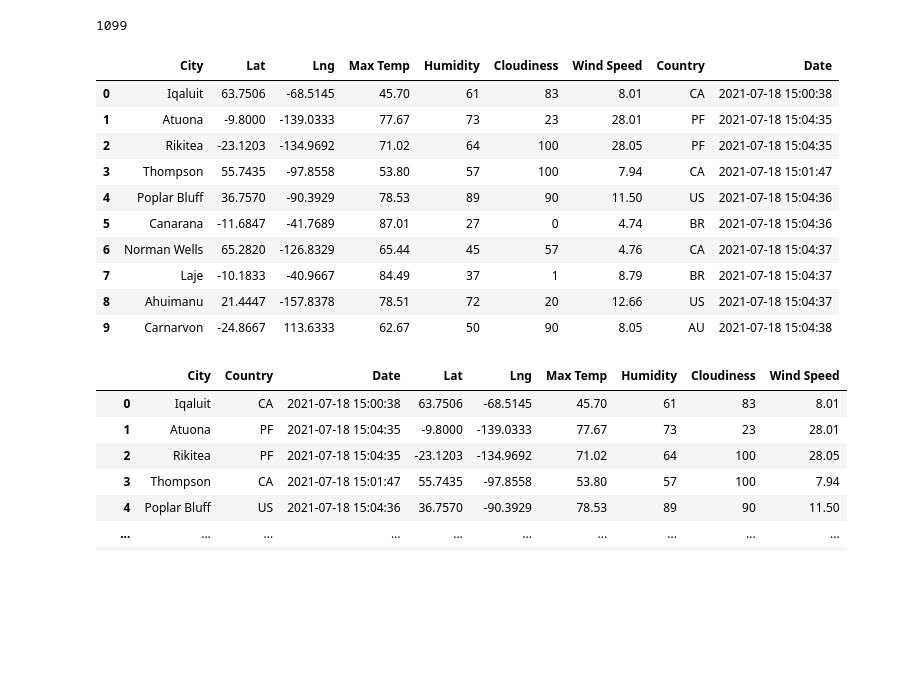
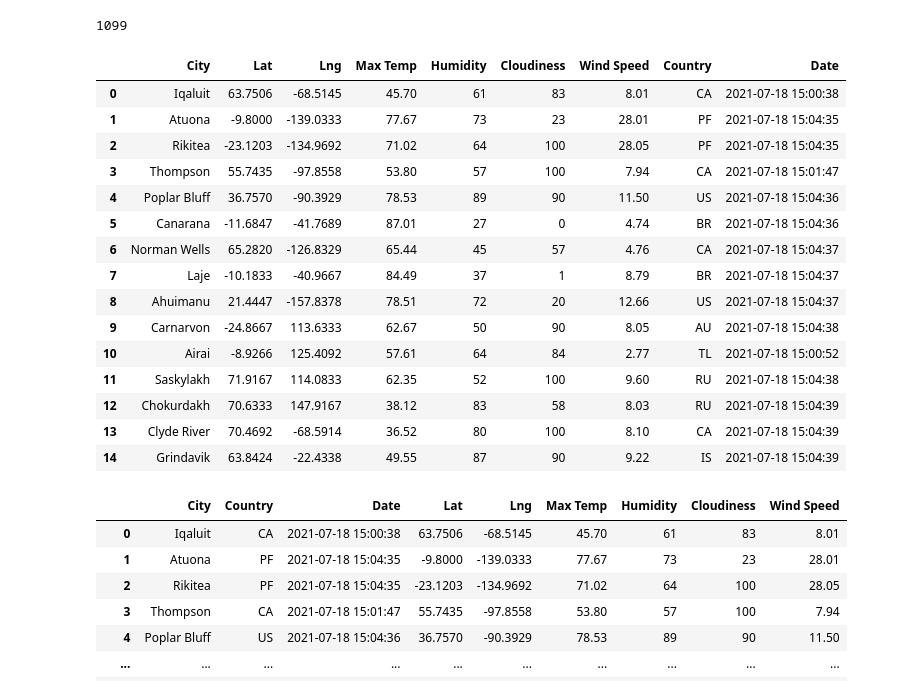
Before and after one commit to I-CV207/WeatherPY_analysis, a Jupyter notebook: WeatherPy.ipynb, the cells around one changed output. Cells and saved outputs as stored; diff of their text form; code cells hidden in the pictures; blank space fills up the shorter version.

```diff
--- a/WeatherPy.ipynb
+++ b/WeatherPy.ipynb
@@ -178,19 +178,24 @@ len(city_data)
 # %%
 # Convert the array of dictionaries to a Pandas DataFrame.
 city_data_df = pd.DataFrame(city_data)
-city_data_df.head(10)
+city_data_df.head(15)
 # %% [output]
 |  | City | Lat | Lng | Max Temp | Humidity | Cloudiness | Wind Speed | Country | Date |
 | 0 | Iqaluit | 63.7506 | -68.5145 | 45.70 | 61 | 83 | 8.01 | CA | 2021-07-18 15:00:38 |
 | 1 | Atuona | -9.8000 | -139.0333 | 77.67 | 73 | 23 | 28.01 | PF | 2021-07-18 15:04:35 |
 | 2 | Rikitea | -23.1203 | -134.9692 | 71.02 | 64 | 100 | 28.05 | PF | 2021-07-18 15:04:35 |
 | 3 | Thompson | 55.7435 | -97.8558 | 53.80 | 57 | 100 | 7.94 | CA | 2021-07-18 15:01:47 |
 | 4 | Poplar Bluff | 36.7570 | -90.3929 | 78.53 | 89 | 90 | 11.50 | US | 2021-07-18 15:04:36 |
 | 5 | Canarana | -11.6847 | -41.7689 | 87.01 | 27 | 0 | 4.74 | BR | 2021-07-18 15:04:36 |
 | 6 | Norman Wells | 65.2820 | -126.8329 | 65.44 | 45 | 57 | 4.76 | CA | 2021-07-18 15:04:37 |
 | 7 | Laje | -10.1833 | -40.9667 | 84.49 | 37 | 1 | 8.79 | BR | 2021-07-18 15:04:37 |
 | 8 | Ahuimanu | 21.4447 | -157.8378 | 78.51 | 72 | 20 | 12.66 | US | 2021-07-18 15:04:37 |
 | 9 | Carnarvon | -24.8667 | 113.6333 | 62.67 | 50 | 90 | 8.05 | AU | 2021-07-18 15:04:38 |
+| 10 | Airai | -8.9266 | 125.4092 | 57.61 | 64 | 84 | 2.77 | TL | 2021-07-18 15:00:52 |
+| 11 | Saskylakh | 71.9167 | 114.0833 | 62.35 | 52 | 100 | 9.60 | RU | 2021-07-18 15:04:38 |
+| 12 | Chokurdakh | 70.6333 | 147.9167 | 38.12 | 83 | 58 | 8.03 | RU | 2021-07-18 15:04:39 |
+| 13 | Clyde River | 70.4692 | -68.5914 | 36.52 | 80 | 100 | 8.10 | CA | 2021-07-18 15:04:39 |
+| 14 | Grindavik | 63.8424 | -22.4338 | 49.55 | 87 | 90 | 9.22 | IS | 2021-07-18 15:04:39 |
 # %%
 weatherdf_column_order=['City','Country','Date','Lat','Lng','Max Temp','Humidity','Cloudiness','Wind Speed']
 city_data_df=city_data_df[weatherdf_column_order]
```
Also changed, not shown: parts of 12 cells of this notebook.
